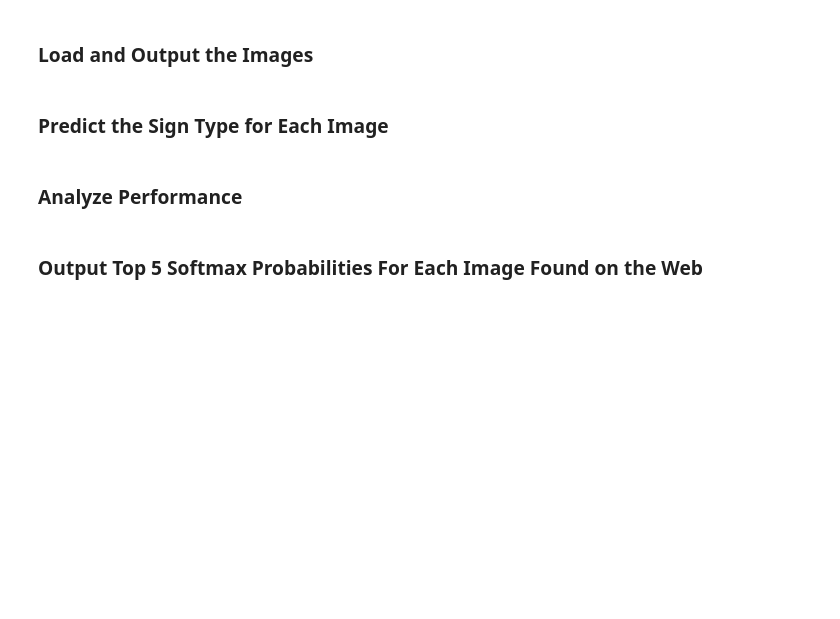
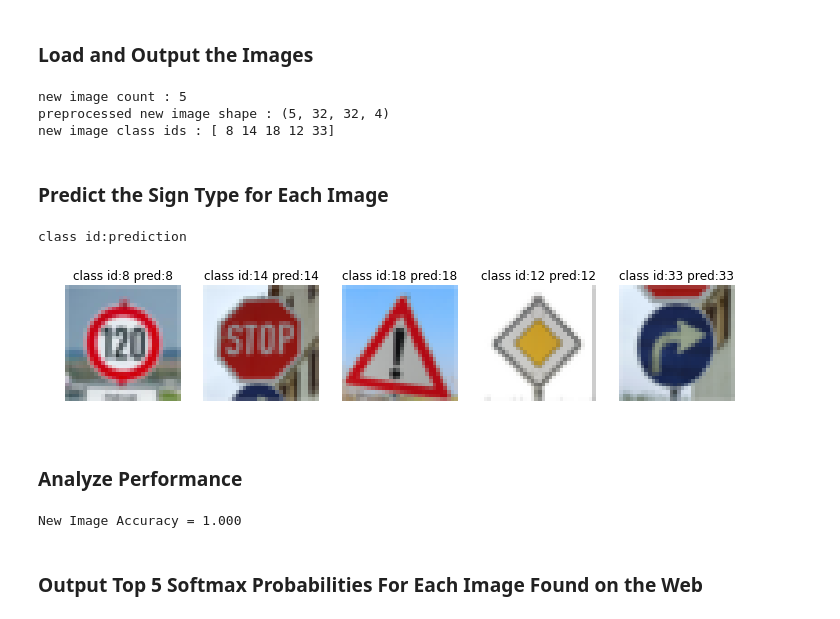
Before and after one commit to illb/CarND-Traffic-Sign-Classifier-Project, a Jupyter notebook: Traffic_Sign_Classifier.ipynb, the cells around one changed output. Cells and saved outputs as stored; diff of their text form; code cells hidden in the pictures; blank space fills up the shorter version.

```diff
--- a/Traffic_Sign_Classifier.ipynb
+++ b/Traffic_Sign_Classifier.ipynb
@@ -318,15 +335,17 @@ BATCH_SIZE = 256
 
 tf.reset_default_graph()
 
-x = tf.placeholder(tf.float32, (None, 32, 32, 3))
+x = tf.placeholder(tf.float32, (None, 32, 32, 4))
 y = tf.placeholder(tf.int32, (None))
 one_hot_y = tf.one_hot(y, n_classes)
+keep_prob = tf.placeholder(tf.float32)
 rate = 0.001
 
-logits = LeNet(x, n_classes)
+logits = LeNet(x, n_classes, keep_prob)
 cross_entropy = tf.nn.softmax_cross_entropy_with_logits(logits=logits, labels=one_hot_y)
 loss_operation = tf.reduce_mean(cross_entropy)
-optimizer = tf.train.AdamOptimizer(learning_rate = rate)
+#optimizer = tf.train.AdamOptimizer(learning_rate = rate)
+optimizer = tf.train.RMSPropOptimizer(rate, 0.9)
 training_operation = optimizer.minimize(loss_operation)
 
 correct_prediction = tf.equal(tf.argmax(logits, 1), tf.argmax(one_hot_y, 1))
@@ -339,7 +358,7 @@ def evaluate(X_data, y_data):
     sess = tf.get_default_session()
     for offset in range(0, num_examples, BATCH_SIZE):
         batch_x, batch_y = X_data[offset:offset+BATCH_SIZE], y_data[offset:offset+BATCH_SIZE]
-        accuracy = sess.run(accuracy_operation, feed_dict={x: batch_x, y: batch_y})
+        accuracy = sess.run(accuracy_operation, feed_dict={x: batch_x, y: batch_y, keep_prob: 1.0})
         total_accuracy += (accuracy * len(batch_x))
     return total_accuracy / num_examples
 
@@ -355,10 +374,12 @@ with tf.Session() as sess:
         for offset in range(0, num_examples, BATCH_SIZE):
             end = offset + BATCH_SIZE
             batch_x, batch_y = X_train_preprocessed[offset:end], y_train_preprocessed[offset:end]
-            sess.run(training_operation, feed_dict={x: batch_x, y: batch_y})
+            sess.run(training_operation, feed_dict={x: batch_x, y: batch_y, keep_prob: 0.7})
 
+        training_accuracy = evaluate(X_train_preprocessed, y_train_preprocessed)
         validation_accuracy = evaluate(X_valid_preprocessed, y_valid)
-        print("EPOCH {} ...".format(i+1))
+        print("EPOCH {} ...".format(i + 1))
+        print("Training Accuracy = {:.3f}".format(training_accuracy))
         print("Validation Accuracy = {:.3f}".format(validation_accuracy))
         print()
 
@@ -407,48 +428,55 @@ import os
 import matplotlib.image as mpimg
 
 new_images = []
-new_labels = []
+new_image_class_ids = []
 dir_new = './data-new'
 
 for f in os.listdir(dir_new):
-    if f.endswith('.png'):
+    if f.endswith('.ppm'):
         (name, ext) = f.split('.')
         (num, class_id) = name.split('-')
         img = mpimg.imread(dir_new + '/' + f)
         img = cv2.resize(img, (32, 32))
         new_images.append(img)
-        new_labels.append(int(class_id))
+        new_image_class_ids.append(int(class_id))
 
 new_images = np.array(new_images)
-new_labels = np.array(new_labels)
+new_image_class_ids = np.array(new_image_class_ids)
 
 new_images_preprocessed = preprocess_x(new_images)
 
 print("new image count : {}".format(len(new_images)))
-print("labels : {}".format(new_labels))
+print("preprocessed new image shape : {}".format(new_images_preprocessed.shape))
+print("new image class ids : {}".format(new_image_class_ids))
+# %% [output]
+new image count : 5
+preprocessed new image shape : (5, 32, 32, 4)
+new image class ids : [ 8 14 18 12 33]
 # %% [markdown]
 ### Predict the Sign Type for Each Image
 # %%
 ### Run the predictions here and use the model to output the prediction for each image.
 ### Make sure to pre-process the images with the same pre-processing pipeline used earlier.
 ### Feel free to use as many code cells as needed.
 
 saver = tf.train.Saver()
 with tf.Session() as sess:
     saver.restore(sess, tf.train.latest_checkpoint('.'))
-    predictions = sess.run(tf.argmax(logits, 1), feed_dict={x: new_images_preprocessed, y: new_labels})
+    predictions = sess.run(tf.argmax(logits, 1), feed_dict={x: new_images_preprocessed, keep_prob: 1.0})
 
-    print("label:prediction")
-    n_col = len(new_images) // 4
-    fig, ax_2d = plt.subplots(4, n_col, figsize=(12, 8))
+    print("class id:prediction")
+    n_col = 5
+    fig, ax_2d = plt.subplots(1, n_col, figsize=(12, 4))
     ax_flat = ax_2d.flatten()
-    for i in range(0, n_col * 4):
-        label = new_labels[i]
+    for i in range(0, n_col):
         prediction = predictions[i]
         ax = ax_flat[i]
         ax.axis('off')
         ax.imshow(new_images[i])
-        ax.set_title("{}:{}".format(label, prediction))
+        ax.set_title("class id:{} pred:{}".format(new_image_class_ids[i], prediction))
+# %% [output]
+class id:prediction
+[figure, added]
 # %% [markdown]
 ### Analyze Performance
 # %%
@@ -457,8 +485,10 @@ with tf.Session() as sess:
 with tf.Session() as sess:
     saver.restore(sess, tf.train.latest_checkpoint('.'))
 
-    new_image_accuracy = evaluate(new_images_preprocessed, new_labels)
+    new_image_accuracy = evaluate(new_images_preprocessed, new_image_class_ids)
     print("New Image Accuracy = {:.3f}".format(new_image_accuracy))
+# %% [output]
+New Image Accuracy = 1.000
 # %% [markdown]
 ### Output Top 5 Softmax Probabilities For Each Image Found on the Web
 # %% [markdown]
```
Also changed, not shown: parts of 7 cells of this notebook.
